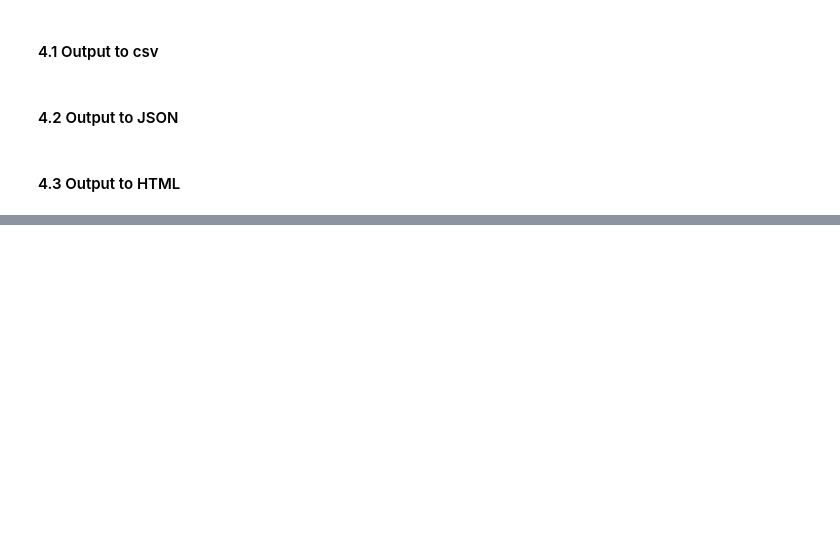
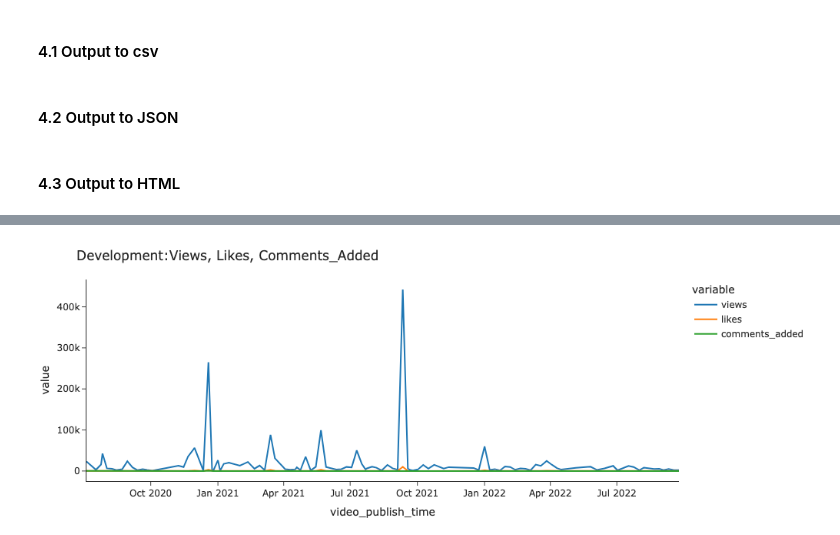
Before and after one commit to t-monaco/ml_basics-AI, a Jupyter notebook: pandas/pandas_basics.ipynb, the cells around one changed output, grey strips where cells are left out. Cells and saved outputs as stored; diff of their text form; code cells hidden in the pictures; blank space fills up the shorter version.

```diff
--- a/pandas/pandas_basics.ipynb
+++ b/pandas/pandas_basics.ipynb
@@ -433,0 +603,18 @@ df.to_html('./df_output.html')
+# %%
+def plot_timeseries(df: pd.DataFrame, columns):
+    df = df.set_index('video_publish_time').sort_index()
+    fig = px.line(
+        df,
+        x=df.index,
+        y=columns,
+        template='simple_white',
+        hover_name='video_title',
+        title=f"Development:{', '.join(columns).title()}"
+    )
+    fig.update_layout(hovermode='x unified', margin=dict(l=0, r=0, t=50, b=5))
+    return fig
+
+fig = plot_timeseries(df, columns=['views', 'likes', 'comments_added'])
+fig
+# %% [output]
+[figure, added]
```
Also changed, not shown: parts of 21 cells of this notebook.
